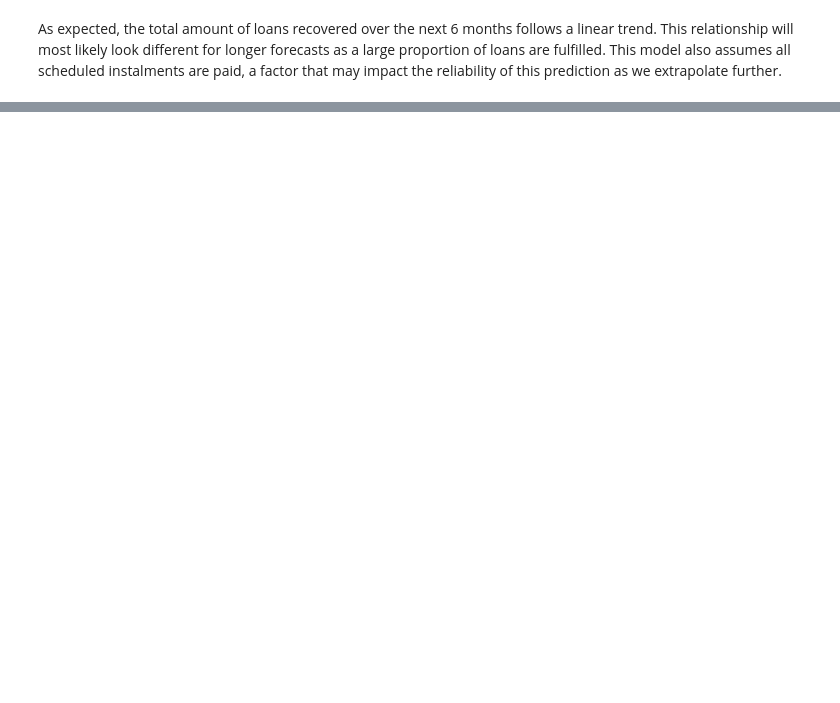
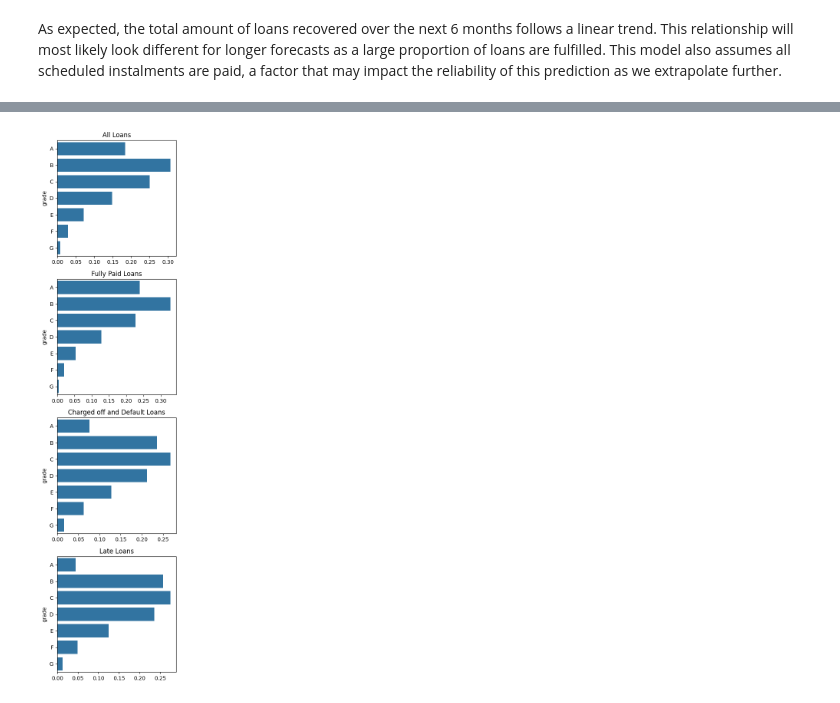
Before and after one commit to VargheseJaco/exploratory-data-analysis---customer-loans-in-finance, a Jupyter notebook: analysis.ipynb, the cells around one changed output, grey strips where cells are left out. Saved outputs shown, nothing was run; the diff lists cells and outputs as text; code cells hidden in the pictures; blank space fills up the shorter version.

```diff
--- a/analysis.ipynb
+++ b/analysis.ipynb
@@ -72,0 +178,4 @@ As expected, the total amount of loans recovered over the next 6 months follows
+# %%
+Plotter(df).risk_comparison('grade',size=(4,18))
+# %% [output]
+[figure, added]
```
Also changed, not shown: parts of 24 cells of this notebook, 3 other files.
